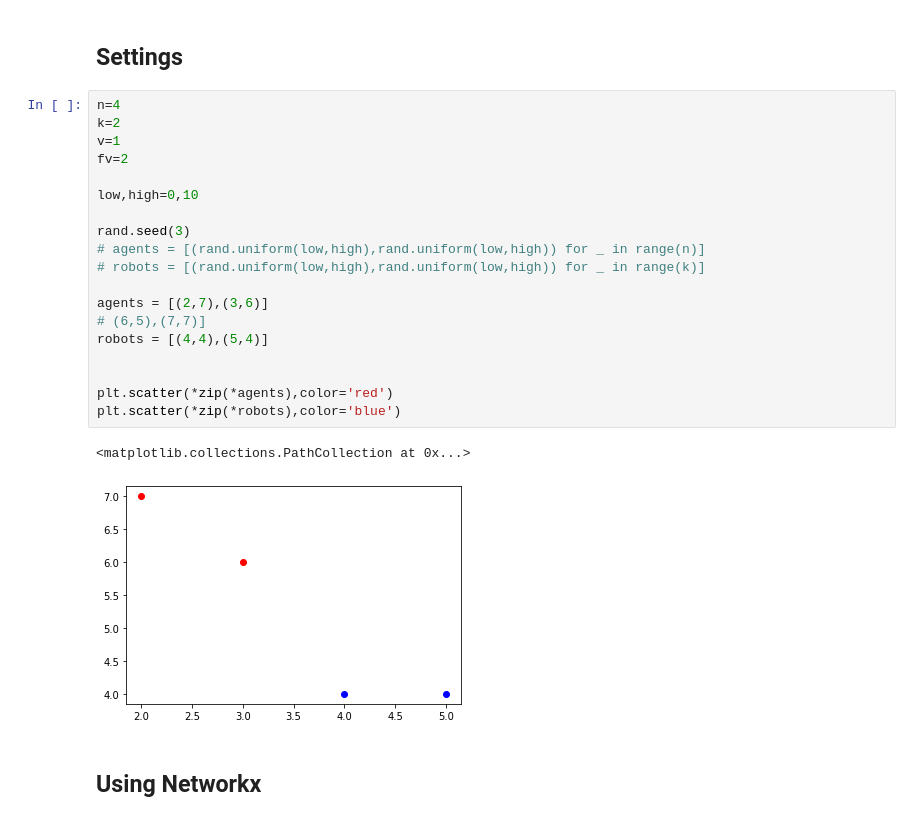
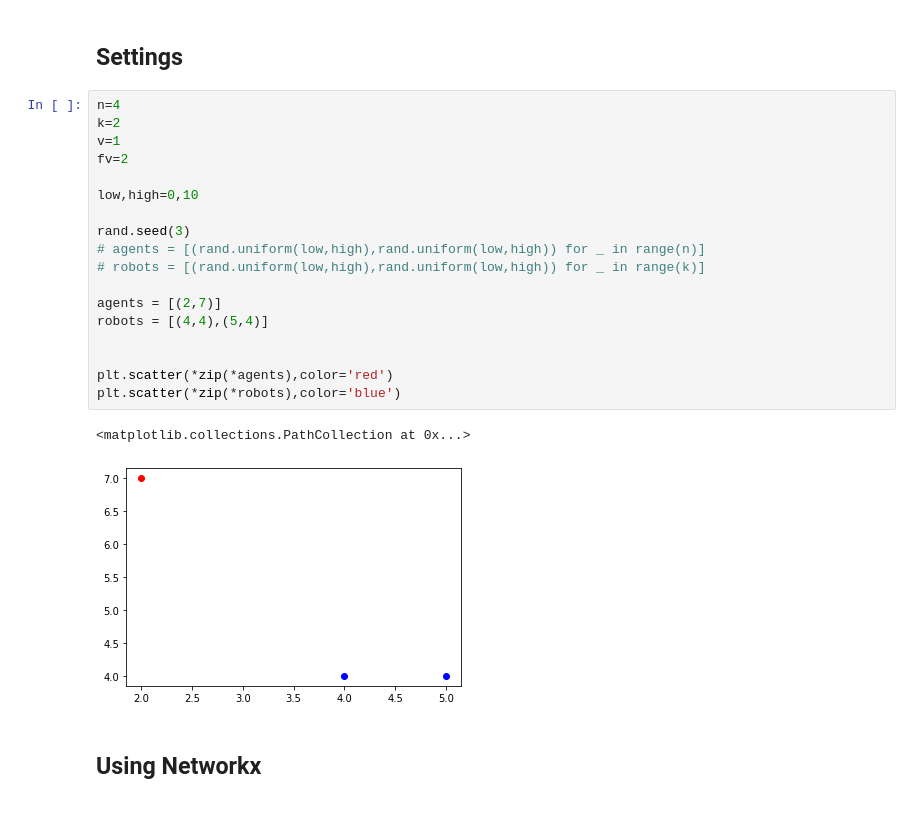
Before and after one commit to DebuggerOR/reachability-flow, a Jupyter notebook: vijay.ipynb, the cells around one changed output. Drawn from its saved outputs; the diff is of its cells as text.

```diff
--- a/vijay.ipynb
+++ b/vijay.ipynb
@@ -11,25 +11,24 @@ import random as rand
 # %%
 n=4
 k=2
 v=1
 fv=2
 
 low,high=0,10
 
 rand.seed(3)
 # agents = [(rand.uniform(low,high),rand.uniform(low,high)) for _ in range(n)]
 # robots = [(rand.uniform(low,high),rand.uniform(low,high)) for _ in range(k)]
 
-agents = [(2,7),(3,6)]
-# (6,5),(7,7)]
+agents = [(2,7)]
 robots = [(4,4),(5,4)]
 
 
 plt.scatter(*zip(*agents),color='red')
 plt.scatter(*zip(*robots),color='blue')
 # %% [output]
 <matplotlib.collections.PathCollection at 0x...>
-[figure, old version]
+[figure, new version]
 # %% [markdown]
 ## Using Networkx
 # %%
```
Also changed, not shown: parts of 6 cells of this notebook.
